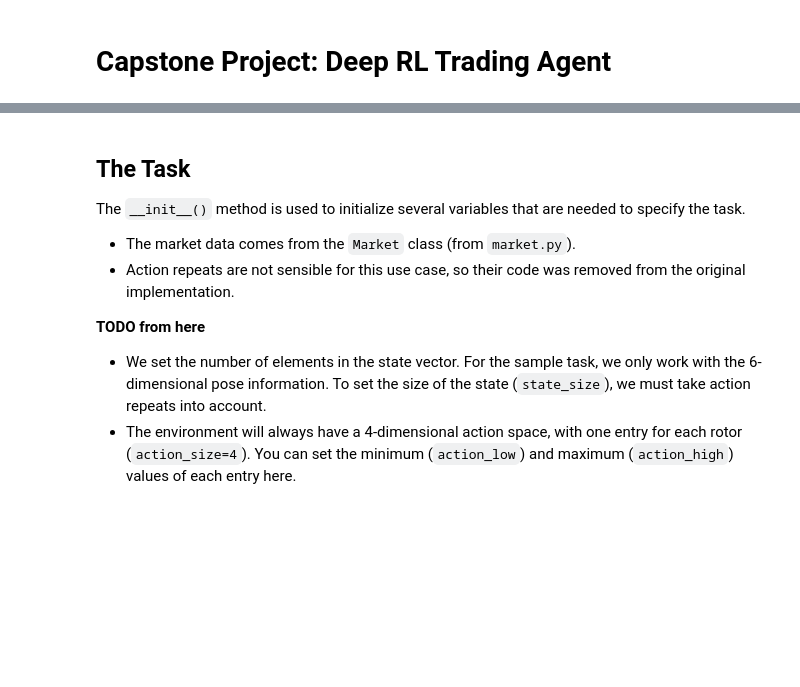
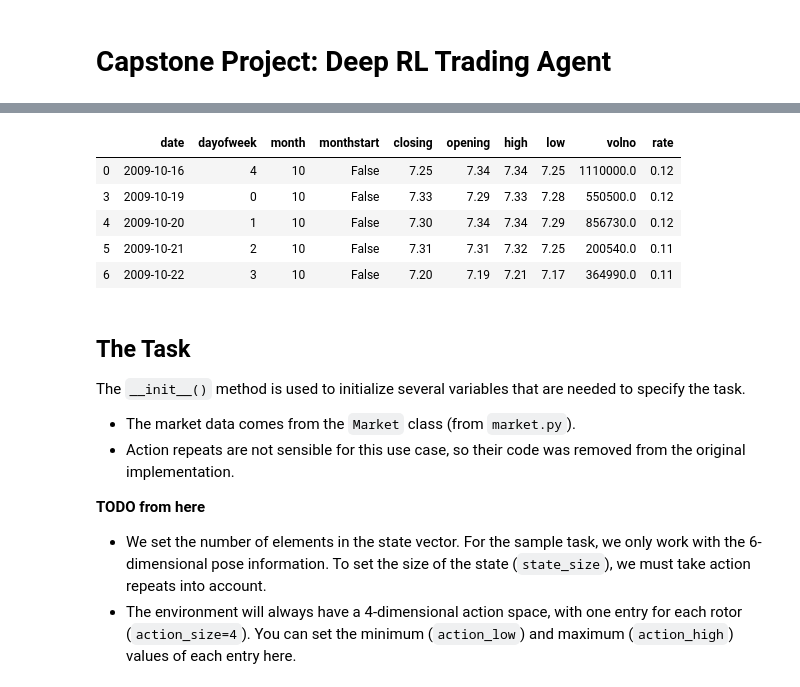
Before and after one commit to JoergStrebel/MachineLearningEngineerND, a Jupyter notebook: capstone_project/deeprlagent_project.ipynb, the cells around one changed output, grey strips where cells are left out. Drawn from its saved outputs; the diff is of its cells as text; code cells hidden in the pictures; blank space fills up the shorter version.

Commit message:
Added data loading code

```diff
--- a/capstone_project/deeprlagent_project.ipynb
+++ b/capstone_project/deeprlagent_project.ipynb
@@ -12,0 +18,74 @@ Here is the structure of the project:
+# %%
+%load_ext autoreload
+%autoreload 2
+%matplotlib inline
+
+import pandas as pd
+
+# loading the stock prices
+# all trade data is coming from XETRA
+
+df_usinterest =  pd.read_csv('data/FRB_H15.csv', header=5, names=['day','rate'], skiprows=0, parse_dates=[0],\
+                          infer_datetime_format=True)
+
+df_sp500_prices = pd.read_csv('data/Investing_622391_historic_data.csv', header=0,\
+                           names=['day','closing', 'opening', 'high', 'low', 'vol', 'change'],\
+                           skiprows=0, parse_dates=[0], infer_datetime_format=True, decimal=',')
+
+df_eurostoxx600_prices = pd.read_csv('data/Investing_DBX1A7_historic_data.csv', header=0,\
+                           names=['day','closing', 'opening', 'high', 'low', 'vol', 'change'],\
+                           skiprows=0, parse_dates=[0], infer_datetime_format=True, decimal=',')
+
+df_msciworld_prices = pd.read_csv('data/Investing_ETF110_historic_data.csv', header=0,\
+                           names=['day','closing', 'opening', 'high', 'low', 'vol', 'change'],\
+                           skiprows=0, parse_dates=[0], infer_datetime_format=True, decimal=',')
+
+# convert vol column to float dtype
+#1. remove K, M, -
+#2. replace , with .
+#3. parse as float
+#4. multiply by 1000, 1000000
+def vol2float(x):
+    if (x.find('-')!=-1):
+        return float(0.0)
+
+    if (x.find('K')!=-1):
+        return float(x.replace('K','').replace(',','.'))*1000.00
+
+    if (x.find('M')!=-1):
+        return float(x.replace('M','').replace(',','.'))*1000000.00
+
+    return float('nan')
+
+df_sp500_prices['volno'] = df_sp500_prices['vol'].apply(vol2float)
+df_eurostoxx600_prices['volno'] = df_eurostoxx600_prices['vol'].apply(vol2float)
+df_msciworld_prices['volno'] = df_msciworld_prices['vol'].apply(vol2float)
+
+
+# create calendar with all days
+calendar_series = pd.Series(pd.date_range('2009-10-16', '2019-10-16', freq='D', name='date'))
+calendarweekday = calendar_series.dt.dayofweek
+calendarweekday.name='dayofweek'
+calendarmonth = calendar_series.dt.month
+calendarmonth.name='month'
+calendarday = calendar_series.dt.day
+calendarday.name='day'
+calendarmonthstart = calendar_series.dt.is_month_start
+calendarmonthstart.name='monthstart'
+
+df_calendar=pd.concat([calendar_series,calendarweekday,calendarmonth, calendarday,calendarmonthstart], axis=1)
+
+
+# join each dataframe with calendar and with interest rate
+df_sp500_cal=pd.merge(df_calendar,df_sp500_prices,how='left',left_on='date', right_on='day')
+df_sp500_all=pd.merge(df_sp500_cal,df_usinterest,how='left',left_on='date', right_on='day')
+
+# remove surplus columns
+df_sp500_all = df_sp500_all[['date','dayofweek','month','monthstart','closing',\
+                             'opening', 'high', 'low', 'volno', 'rate']]
+
+
+# remove records without closing price
+df_sp500_all=df_sp500_all.dropna(subset=['closing'])
+df_sp500_all.head()
+# %% [output]
@@ -13,3 +94,9 @@ Here is the structure of the project:
+|  | date | dayofweek | month | monthstart | closing | opening | high | low | volno | rate |
+| 0 | 2009-10-16 | 4 | 10 | False | 7.25 | 7.34 | 7.34 | 7.25 | 1110000.0 | 0.12 |
+| 3 | 2009-10-19 | 0 | 10 | False | 7.33 | 7.29 | 7.33 | 7.28 | 550500.0 | 0.12 |
+| 4 | 2009-10-20 | 1 | 10 | False | 7.30 | 7.34 | 7.34 | 7.29 | 856730.0 | 0.12 |
+| 5 | 2009-10-21 | 2 | 10 | False | 7.31 | 7.31 | 7.32 | 7.25 | 200540.0 | 0.11 |
+| 6 | 2009-10-22 | 3 | 10 | False | 7.20 | 7.19 | 7.21 | 7.17 | 364990.0 | 0.11 |
 # %% [markdown]
 ## The Task
 
```
Also changed, not shown: parts of 3 cells of this notebook, 4 other files.
